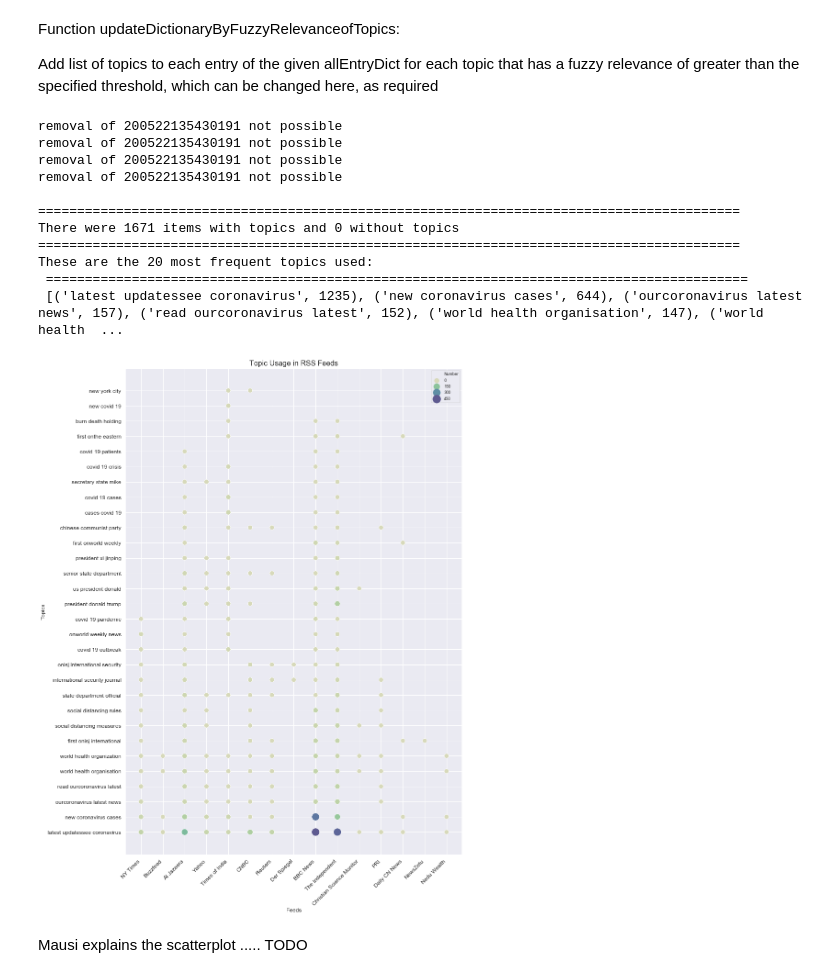
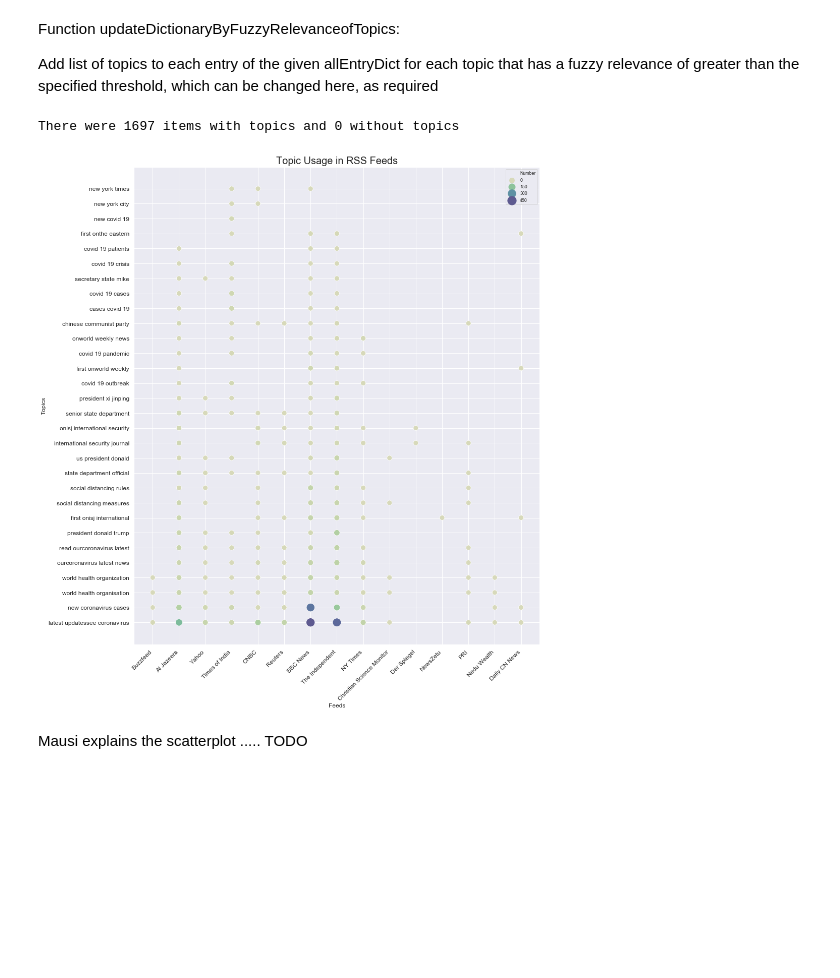
Before and after one commit to jb-diplom/UvA-Papers, a Jupyter notebook: bigdata/project/RSSNewsIdentification.ipynb, the cells around one changed output. Saved outputs shown, nothing was run; the diff lists cells and outputs as text; code cells hidden in the pictures; blank space fills up the shorter version.

```diff
--- a/bigdata/project/RSSNewsIdentification.ipynb
+++ b/bigdata/project/RSSNewsIdentification.ipynb
@@ -126,21 +128,12 @@ Function updateDictionaryByFuzzyRelevanceofTopics:
 
 Add list of topics to each entry of the given allEntryDict for each topic that has a fuzzy relevance of greater than the specified threshold, which can be changed here, as required
 # %%
+%%time
 updateDictionaryByFuzzyRelevanceofTopics(topics,allDict, limit=None, threshold=60, remove=True)
-displayTopicsAndFeeds(allDict)
+displayTopicsAndFeeds(allDict, numTopics=30)
 # %% [output]
-removal of 200522135430191 not possible
-removal of 200522135430191 not possible
-removal of 200522135430191 not possible
-removal of 200522135430191 not possible
-
-==========================================================================================
-There were 1671 items with topics and 0 without topics
-==========================================================================================
-These are the 20 most frequent topics used:
- ==========================================================================================
- [('latest updatessee coronavirus', 1235), ('new coronavirus cases', 644), ('ourcoronavirus latest news', 157), ('read ourcoronavirus latest', 152), ('world health organisation', 147), ('world health  ...
+There were 1697 items with topics and 0 without topics
-[figure, old version]
+[figure, new version]
 # %% [markdown]
 Mausi explains the scatterplot ..... TODO
 # %%
```
Also changed, not shown: parts of 5 cells of this notebook, 1 other file.
